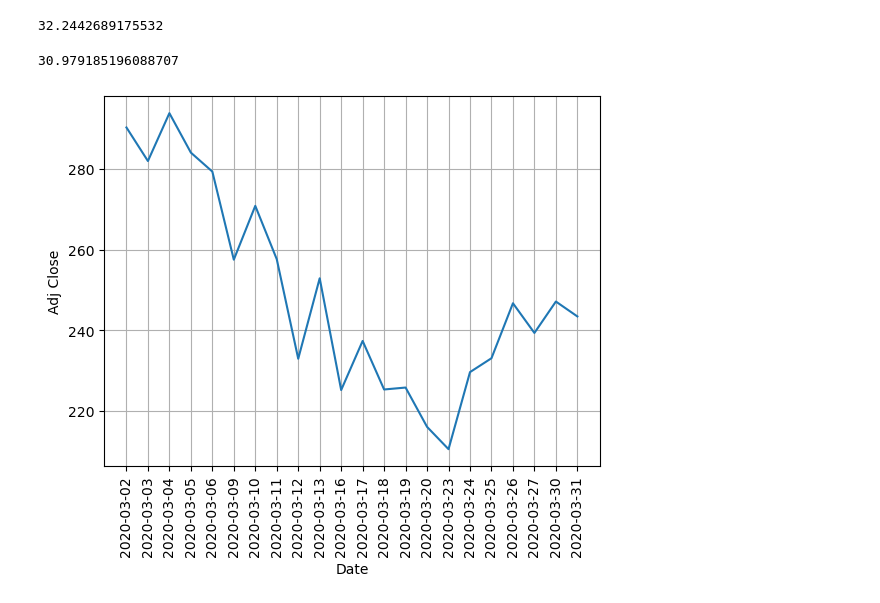
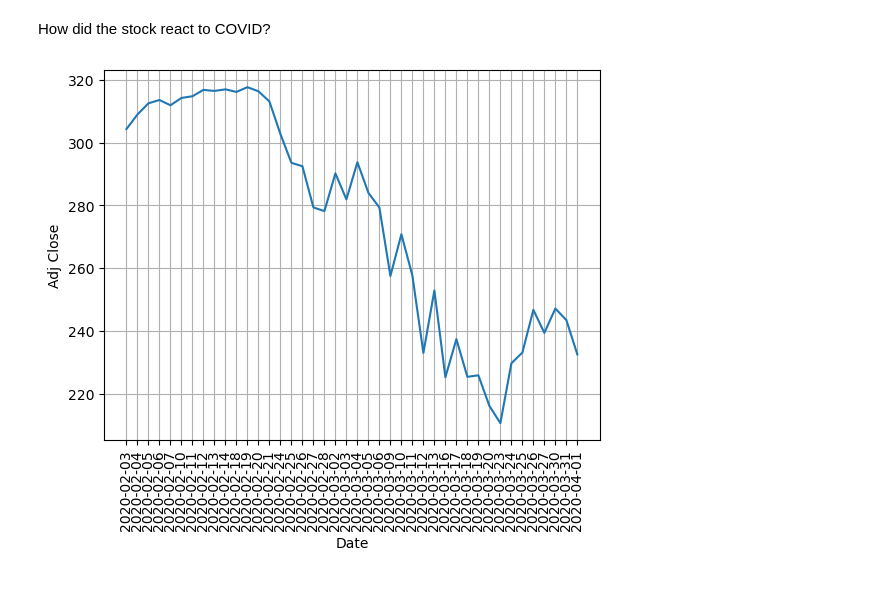
Before and after one commit to rushichokshi/Investment-Analysis, a Jupyter notebook: notebooks/spy.ipynb, the cells around one changed output. Saved outputs shown, nothing was run; the diff lists cells and outputs as text; code cells hidden in the pictures.

```diff
--- a/notebooks/spy.ipynb
+++ b/notebooks/spy.ipynb
@@ -56,15 +42,9 @@ plt.xticks(rotation=45)
-# %%
-spy_weekly[spy_weekly['Date']>='2021-02-20']['Adj Close'].std()
-# %% [output]
-32.2442689175532
-# %%
-numpy.std(spy[spy['Date']>='2021-02-20']['Adj Close'])
-# %% [output]
-30.979185196088707
+# %% [markdown]
+How did the stock react to COVID?
 # %%
-sns.lineplot(x=spy[spy['Date']>='2020-03-01'][spy['Date']<='2020-03-31']['Date'],y=spy[spy['Date']>='2020-03-01'][spy['Date']<='2020-03-31']['Adj Close'])
+sns.lineplot(x=spy[spy['Date']>='2020-02-01'][spy['Date']<='2020-04-01']['Date'],y=spy[spy['Date']>='2020-02-01'][spy['Date']<='2020-04-01']['Adj Close'])
 plt.grid(True)
 plt.xticks(rotation=90)
 plt.show()
 # %% [output]
-[figure, old version]
+[figure, new version]
```
Also changed, not shown: parts of 17 cells of this notebook, 3 other files.
